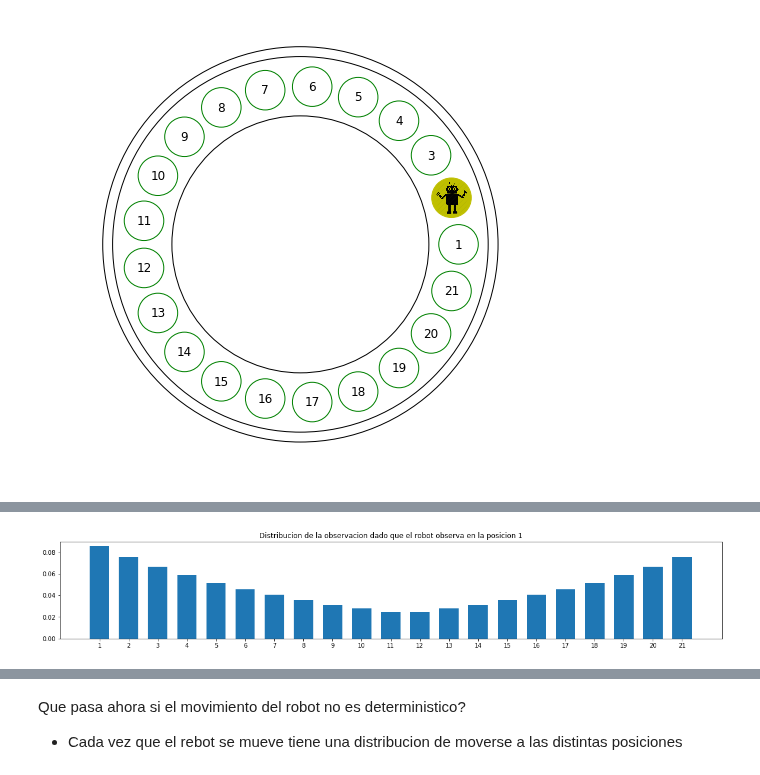
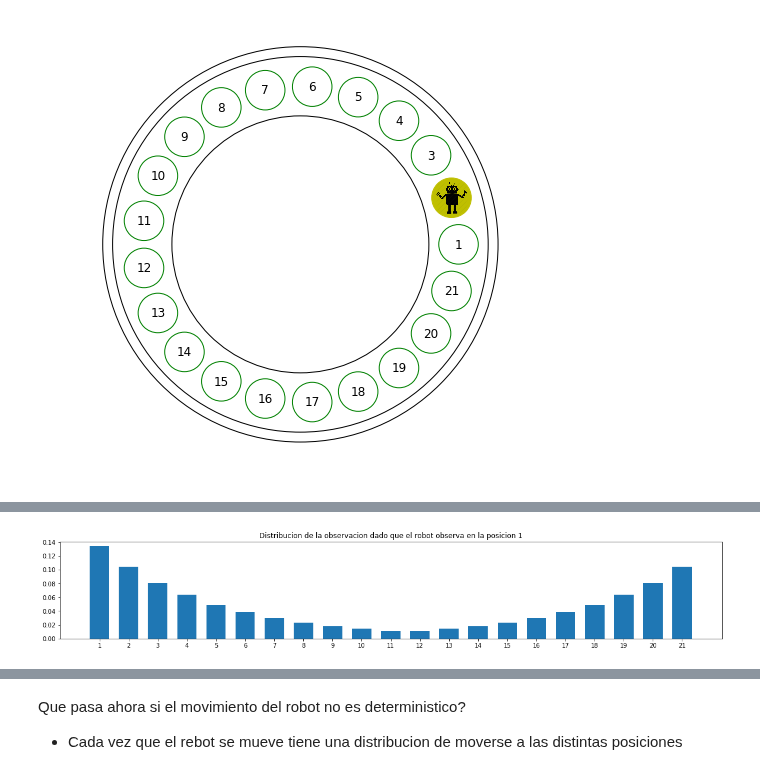
Before and after one commit to jganzabal/Kalman-as-Recursive-Bayesian-Estimation, a Jupyter notebook: Kalman filters.ipynb, the cells around one changed output, grey strips where cells are left out. Drawn from its saved outputs; the diff is of its cells as text; code cells hidden in the pictures.

Commit message:
Asymmetric testing. Mirroring seems to work better for asymmetric observations

```diff
--- a/Kalman filters.ipynb
+++ b/Kalman filters.ipynb
@@ -60,11 +110,15 @@ $P(X_k) = \sum_i{P(X_k,S_i)} = \sum_i{P(X_k|S_i)P(S_i)}$
 # %%
 N = 21
+scale = 4 #Error de observacion
 indexes = np.linspace(1,N,N)
-observed_dist_1 = kalman.get_observation_distribution(indexes, loc = 1, scale = scale)
+get_observation_distribution = kalman.get_exponential_distribution
+get_observation_distribution = kalman.get_exponential_distribution_symetric
+observed_dist_1 = get_observation_distribution(indexes, loc = 1, scale = scale)
+# get_exponential_distribution
 kalman.plot_distribution(indexes, observed_dist_1, \
                          title = 'Distribucion de la observacion dado que el robot observa en la posicion 1')
 # %% [output]
-[figure, old version]
+[figure, new version]
 # %%
 # Prediccion inicial
 predicted_dist_1 = np.ones(N)/N
```
Also changed, not shown: parts of 16 cells of this notebook, 2 other files.
